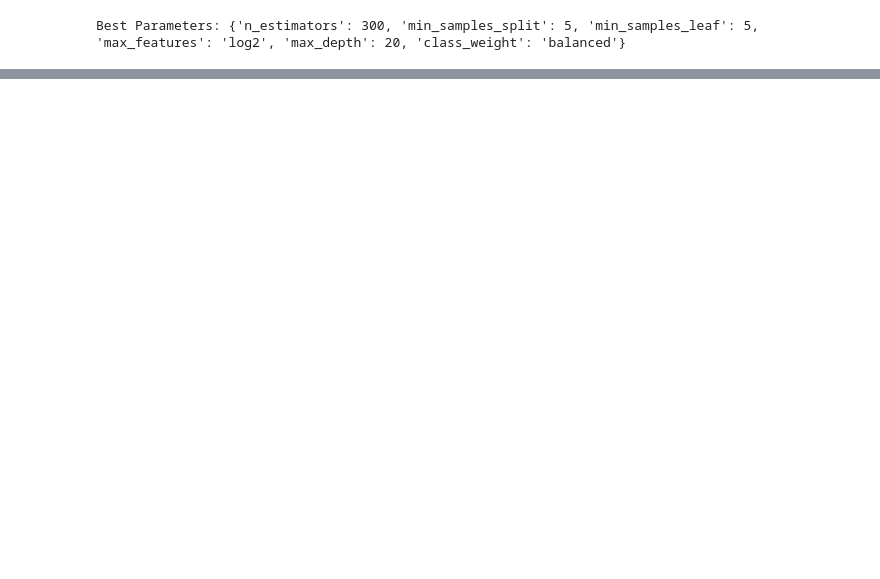
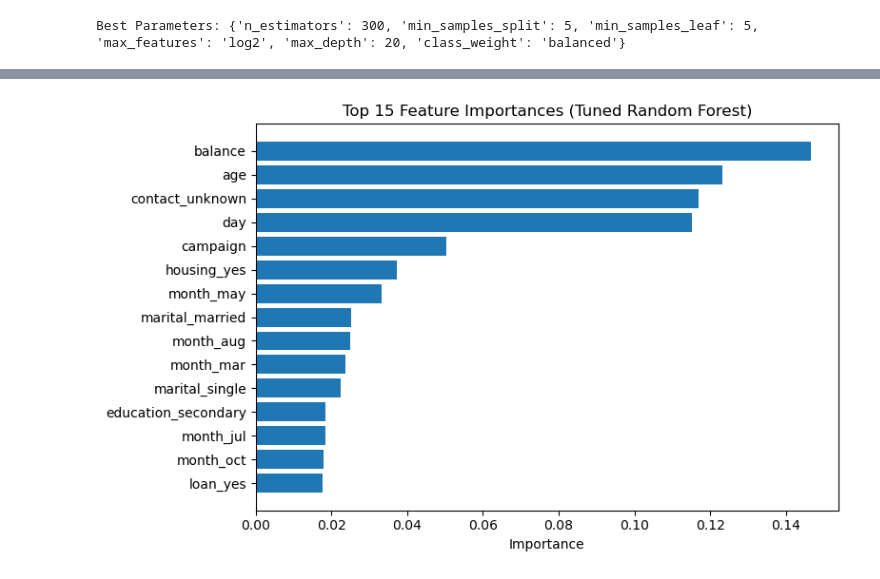
Before and after one commit to CatherineBinu/bank-mldp-project, a Jupyter notebook: bank_best_case_model.ipynb, the cells around one changed output, grey strips where cells are left out. Cells and saved outputs as stored; diff of their text form; code cells hidden in the pictures; blank space fills up the shorter version.

Commit message:
Completed iterative model development with feature engineering and Random Forest tuning

```diff
--- a/bank_best_case_model.ipynb
+++ b/bank_best_case_model.ipynb
@@ -282,0 +304,12 @@ Tuned Random Forest F1_yes: 0.6267772511848341
+# %%
+plt.figure(figsize=(8,5))
+plt.barh(
+    feature_importance["feature"][:15][::-1],
+    feature_importance["importance"][:15][::-1]
+)
+plt.title("Top 15 Feature Importances (Tuned Random Forest)")
+plt.xlabel("Importance")
+plt.tight_layout()
+plt.show()
+# %% [output]
+[figure, added]
```
Also changed, not shown: parts of 14 cells of this notebook, 1 other file.
